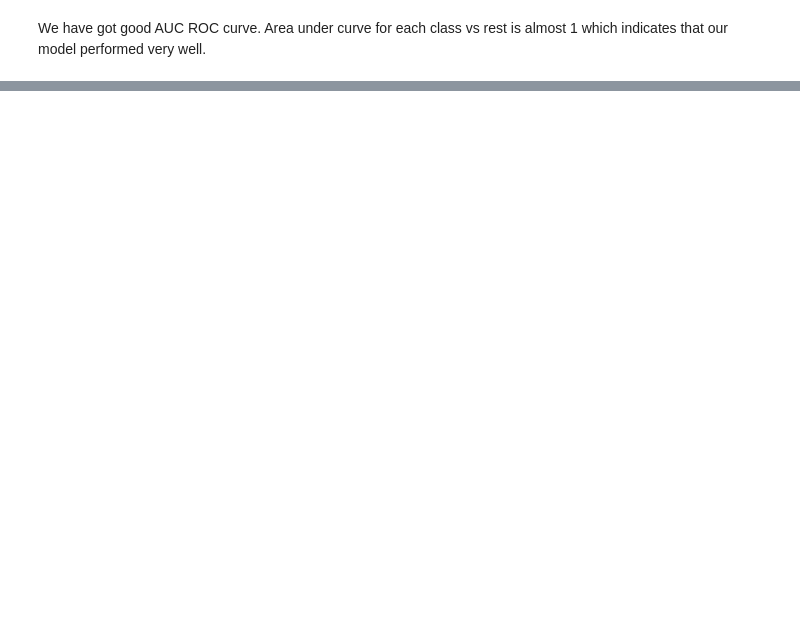
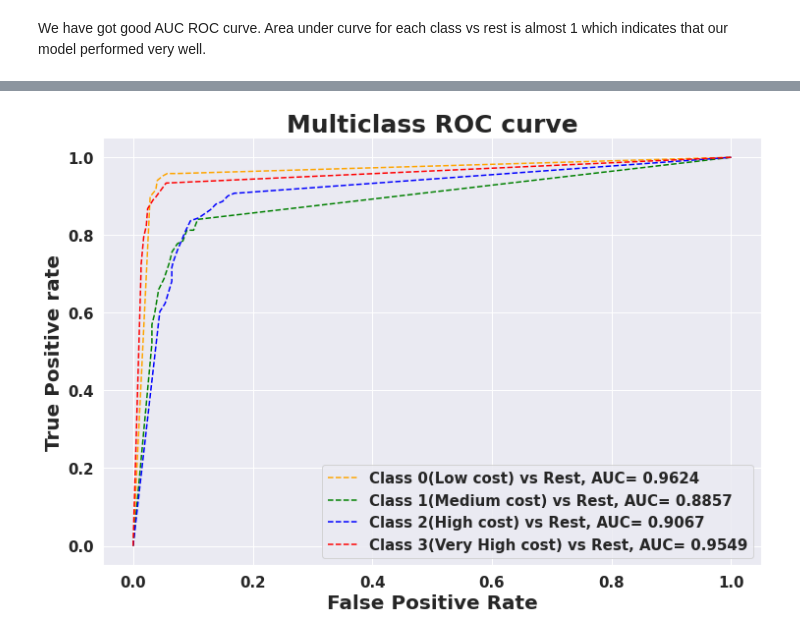
Before and after one commit to ask-kawade/Mobile-Price-Range-Prediction--Classification-Problem, a Jupyter notebook: Mobile_Price_Range_Prediction.ipynb, the cells around one changed output, grey strips where cells are left out. Saved outputs shown, nothing was run; the diff lists cells and outputs as text; code cells hidden in the pictures; blank space fills up the shorter version.

```diff
--- a/Mobile_Price_Range_Prediction.ipynb
+++ b/Mobile_Price_Range_Prediction.ipynb
@@ -931,0 +1011,3 @@ We have got good AUC ROC curve. Area under curve for each class vs rest is almos
+# %%
+# creating an object of classifier.
+dtc_= DecisionTreeClassifier(random_state=0)
@@ -931,0 +1147,6 @@ We have got good AUC ROC curve. Area under curve for each class vs rest is almos
+# %%
+# Plot AUC ROC curve.
+pred_prob = dtc_optimal.predict_proba(X_test)
+plot_Auc_roc(y_test,pred_prob)
+# %% [output]
+[figure, added]
```
Also changed, not shown: parts of 83 cells of this notebook.
